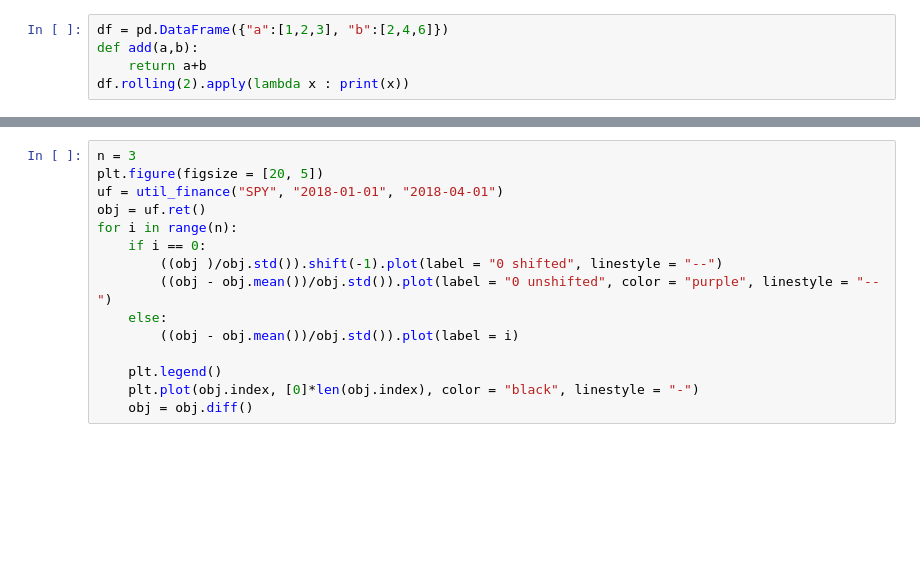
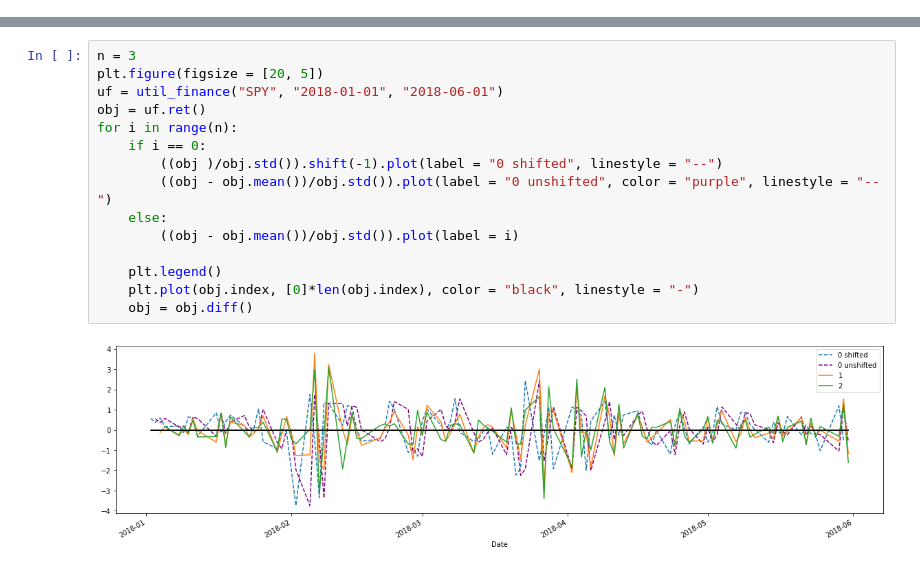
Before and after one commit to LynnHunt123/Portfolio, a Jupyter notebook: datautil/util_finanal.ipynb, the cells around one changed output, grey strips where cells are left out. Saved outputs shown, nothing was run; the diff lists cells and outputs as text; blank space fills up the shorter version.

```diff
--- a/datautil/util_finanal.ipynb
+++ b/datautil/util_finanal.ipynb
@@ -30,5 +83,0 @@ test.to_csv("test.csv", encoding = "utf-8")
-# %%
-df = pd.DataFrame({"a":[1,2,3], "b":[2,4,6]})
-def add(a,b):
-    return a+b
-df.rolling(2).apply(lambda x : print(x))
@@ -197,15 +259,17 @@ DataError: No numeric types to aggregate
 # %%
 n = 3
 plt.figure(figsize = [20, 5])
-uf = util_finance("SPY", "2018-01-01", "2018-04-01")
+uf = util_finance("SPY", "2018-01-01", "2018-06-01")
 obj = uf.ret()
 for i in range(n):
     if i == 0:
         ((obj )/obj.std()).shift(-1).plot(label = "0 shifted", linestyle = "--")
         ((obj - obj.mean())/obj.std()).plot(label = "0 unshifted", color = "purple", linestyle = "--")
     else:
         ((obj - obj.mean())/obj.std()).plot(label = i)
 
     plt.legend()
     plt.plot(obj.index, [0]*len(obj.index), color = "black", linestyle = "-")
     obj = obj.diff()
+# %% [output]
+[figure, added]
```
Also changed, not shown: parts of 8 cells of this notebook, 2 other files.
